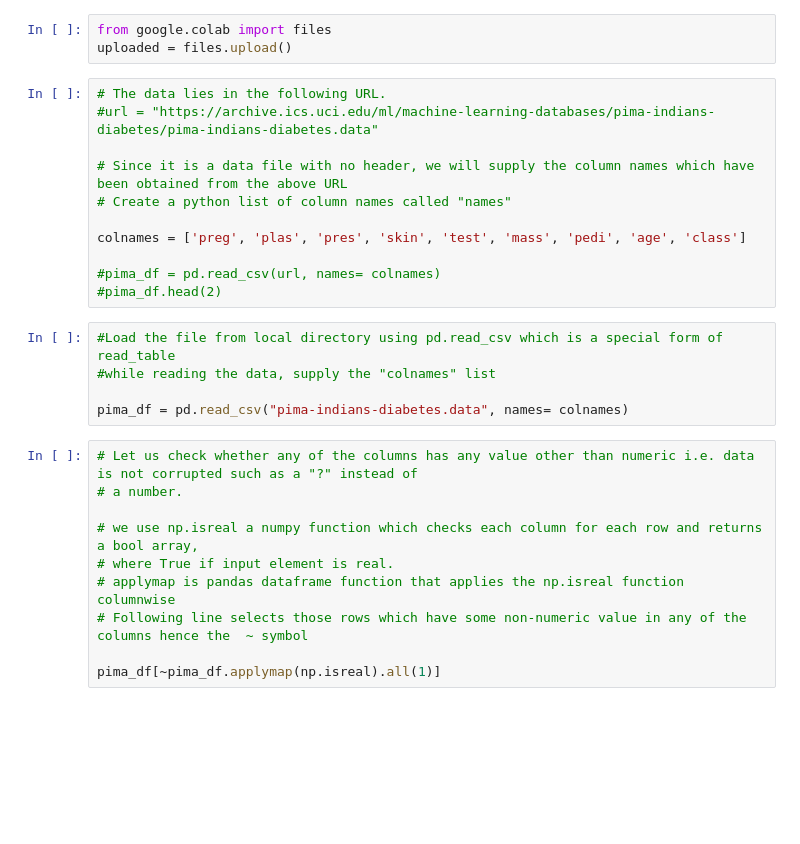
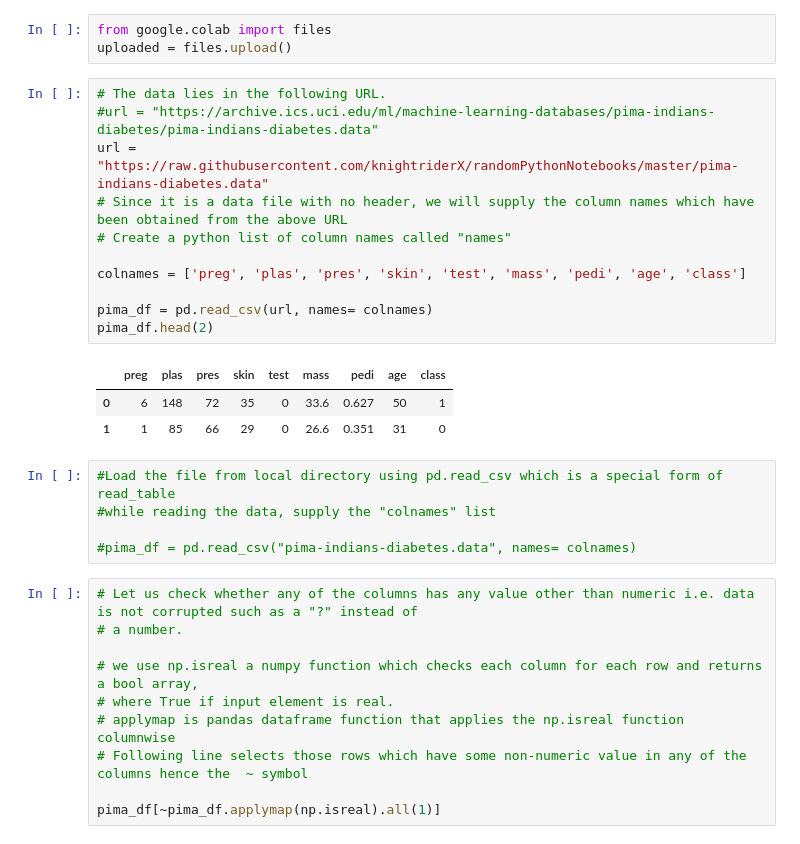
Before and after one commit to knightriderX/randomPythonNotebooks, a Jupyter notebook: Decision+Tree+_+Pima+Diabetes.ipynb, the cells around one changed output. Saved outputs shown, nothing was run; the diff lists cells and outputs as text; blank space fills up the shorter version.

```diff
--- a/Decision+Tree+_+Pima+Diabetes.ipynb
+++ b/Decision+Tree+_+Pima+Diabetes.ipynb
@@ -23,19 +23,23 @@ uploaded = files.upload()
 # %%
 # The data lies in the following URL.
 #url = "https://archive.ics.uci.edu/ml/machine-learning-databases/pima-indians-diabetes/pima-indians-diabetes.data"
-
+url = "https://raw.githubusercontent.com/knightriderX/randomPythonNotebooks/master/pima-indians-diabetes.data"
 # Since it is a data file with no header, we will supply the column names which have been obtained from the above URL
 # Create a python list of column names called "names"
 
 colnames = ['preg', 'plas', 'pres', 'skin', 'test', 'mass', 'pedi', 'age', 'class']
 
-#pima_df = pd.read_csv(url, names= colnames)
-#pima_df.head(2)
+pima_df = pd.read_csv(url, names= colnames)
+pima_df.head(2)
+# %% [output]
+|  | preg | plas | pres | skin | test | mass | pedi | age | class |
+| 0 | 6 | 148 | 72 | 35 | 0 | 33.6 | 0.627 | 50 | 1 |
+| 1 | 1 | 85 | 66 | 29 | 0 | 26.6 | 0.351 | 31 | 0 |
 # %%
 #Load the file from local directory using pd.read_csv which is a special form of read_table
 #while reading the data, supply the "colnames" list
 
-pima_df = pd.read_csv("pima-indians-diabetes.data", names= colnames)
+#pima_df = pd.read_csv("pima-indians-diabetes.data", names= colnames)
 # %%
 # Let us check whether any of the columns has any value other than numeric i.e. data is not corrupted such as a "?" instead of
 # a number.
```
Also changed, not shown: parts of 8 cells of this notebook.
